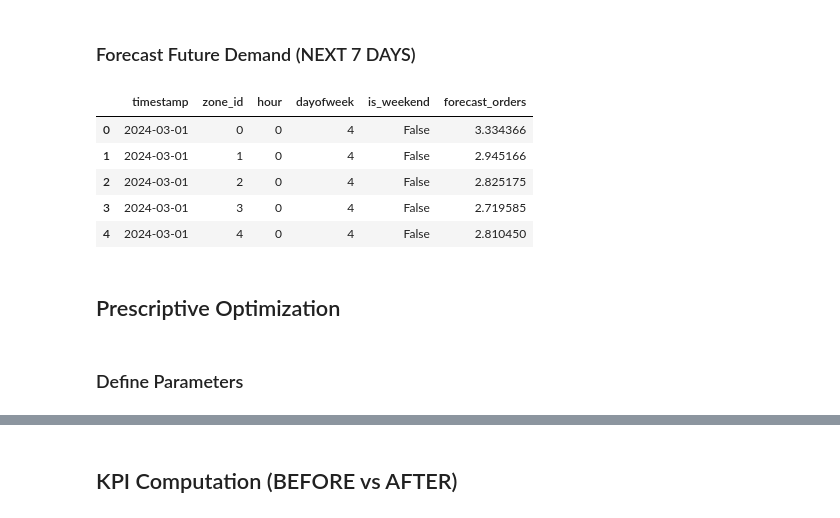
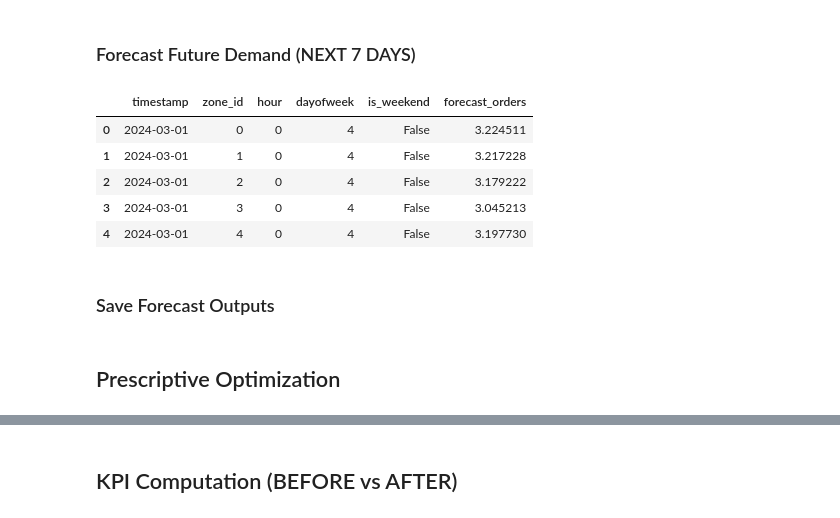
Before and after one commit to jrmcmill/last-mile-delivery-forecasting, a Jupyter notebook: notebooks/01_last_mile_forecasting_and_optimization.ipynb, the cells around one changed output, grey strips where cells are left out. Cells and saved outputs as stored; diff of their text form; code cells hidden in the pictures.

```diff
--- a/notebooks/01_last_mile_forecasting_and_optimization.ipynb
+++ b/notebooks/01_last_mile_forecasting_and_optimization.ipynb
@@ -170,9 +114,21 @@ future_df["forecast_orders"] = model.predict(
-# %%
-future_df.head()
-# %% [output]
-|  | timestamp | zone_id | hour | dayofweek | is_weekend | forecast_orders |
-| 0 | 2024-03-01 | 0 | 0 | 4 | False | 3.334366 |
-| 1 | 2024-03-01 | 1 | 0 | 4 | False | 2.945166 |
-| 2 | 2024-03-01 | 2 | 0 | 4 | False | 2.825175 |
-| 3 | 2024-03-01 | 3 | 0 | 4 | False | 2.719585 |
-| 4 | 2024-03-01 | 4 | 0 | 4 | False | 2.810450 |
+# %%
+from forecasting import forecast_demand
+
+
+future_df = forecast_demand(
+    model=model,
+    zones=zones["zone_id"].tolist(),
+    periods=7 * 24,
+    start_timestamp=hourly_demand["timestamp"].max()
+)
+
+future_df.head()
+# %% [output]
+|  | timestamp | zone_id | hour | dayofweek | is_weekend | forecast_orders |
+| 0 | 2024-03-01 | 0 | 0 | 4 | False | 3.224511 |
+| 1 | 2024-03-01 | 1 | 0 | 4 | False | 3.217228 |
+| 2 | 2024-03-01 | 2 | 0 | 4 | False | 3.179222 |
+| 3 | 2024-03-01 | 3 | 0 | 4 | False | 3.045213 |
+| 4 | 2024-03-01 | 4 | 0 | 4 | False | 3.197730 |
+# %% [markdown]
+### Save Forecast Outputs
@@ -179,5 +145,3 @@ future_df.head()
 # %% [markdown]
 ## Prescriptive Optimization
-# %% [markdown]
-### Define Parameters
 # %%
```
Also changed, not shown: parts of 49 cells of this notebook, 9 other files.
